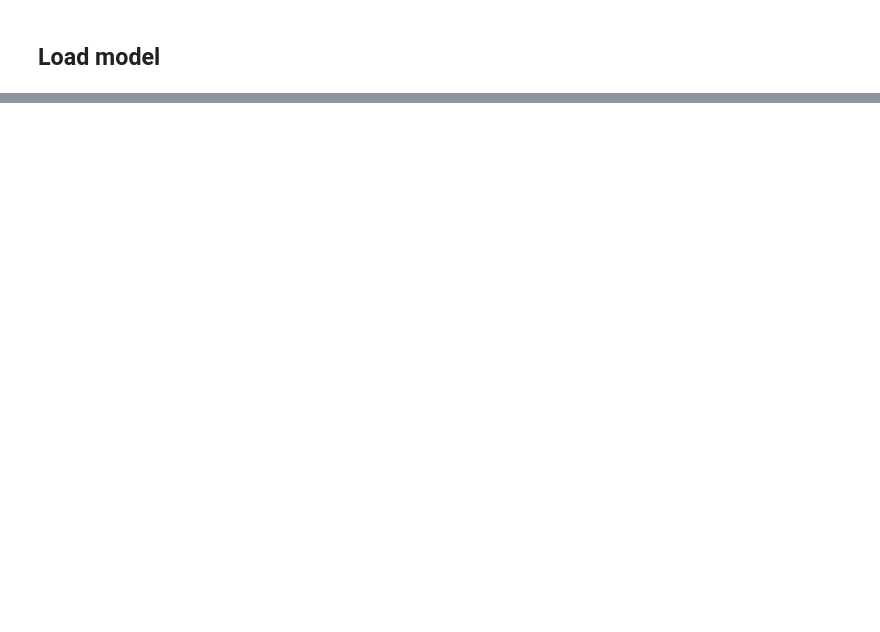
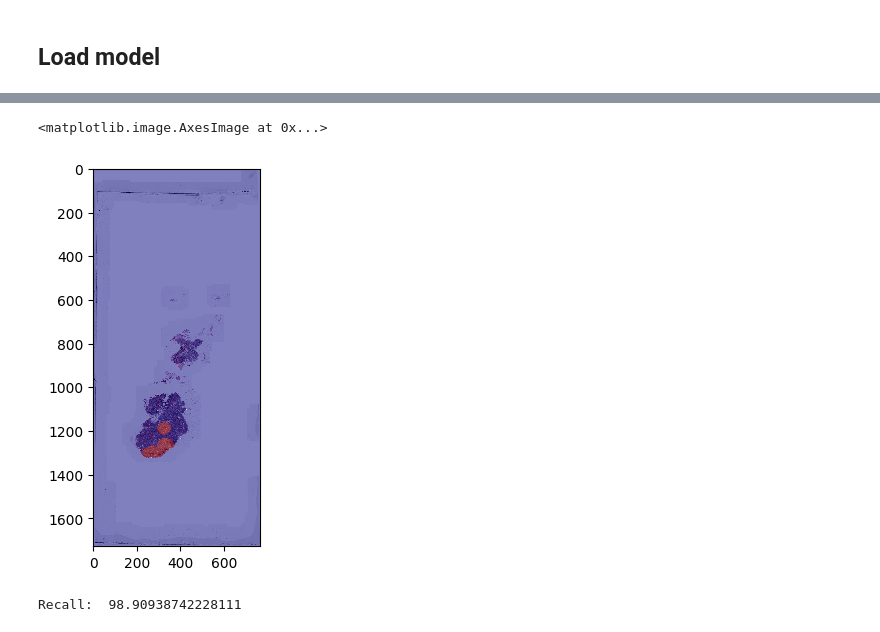
Before and after one commit to Queensize706/Detection-and-Classification-of-breast-cancer-in-slide-images, a Jupyter notebook: Concatenation2.ipynb, the cells around one changed output, grey strips where cells are left out. Drawn from its saved outputs; the diff is of its cells as text; code cells hidden in the pictures; blank space fills up the shorter version.

```diff
--- a/Concatenation2.ipynb
+++ b/Concatenation2.ipynb
@@ -636,3 +591,5 @@ y = 0
+# %%
+PATH_models = '/content/drive/My Drive/DL/pool/'
 # %%
 from __future__ import absolute_import, division, print_function, unicode_literals
 
@@ -691,0 +694,2 @@ model_history = model.fit(train_dataset, epochs=EPOCHS,
+# %%
+model.load_weights(PATH_models+'model_tumor.h5')
@@ -691,0 +976,15 @@ model_history = model.fit(train_dataset, epochs=EPOCHS,
+# %%
+slide_image = read_slide(slide,
+                         x=0,
+                         y=0,
+                         level=7,
+                         width=slide.level_dimensions[7][0],
+                         height=slide.level_dimensions[7][1])
+
+
+plt.figure(figsize=(5,5), dpi=100)
+plt.imshow(slide_image)
+plt.imshow(heatmap, cmap='jet', alpha=0.5) # Red regions contains cancer.
+# %% [output]
+<matplotlib.image.AxesImage at 0x...>
+[figure, added]
@@ -691,0 +1011,4 @@ model_history = model.fit(train_dataset, epochs=EPOCHS,
+# %%
+recall(mask_image, heatmap)
+# %% [output]
+Recall:  98.90938742228111
```
Also changed, not shown: parts of 70 cells of this notebook.
